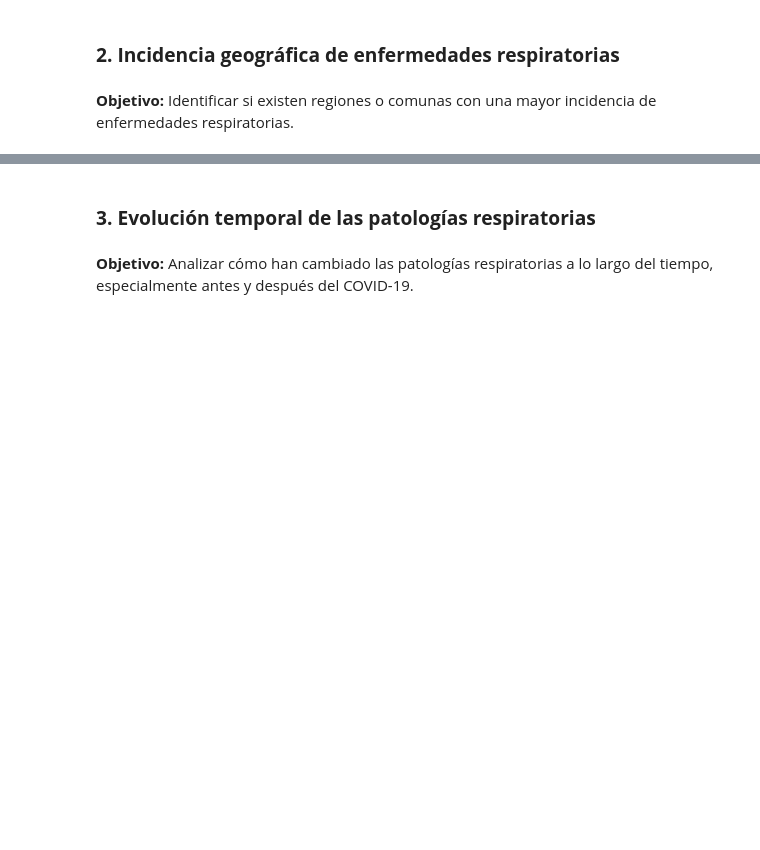
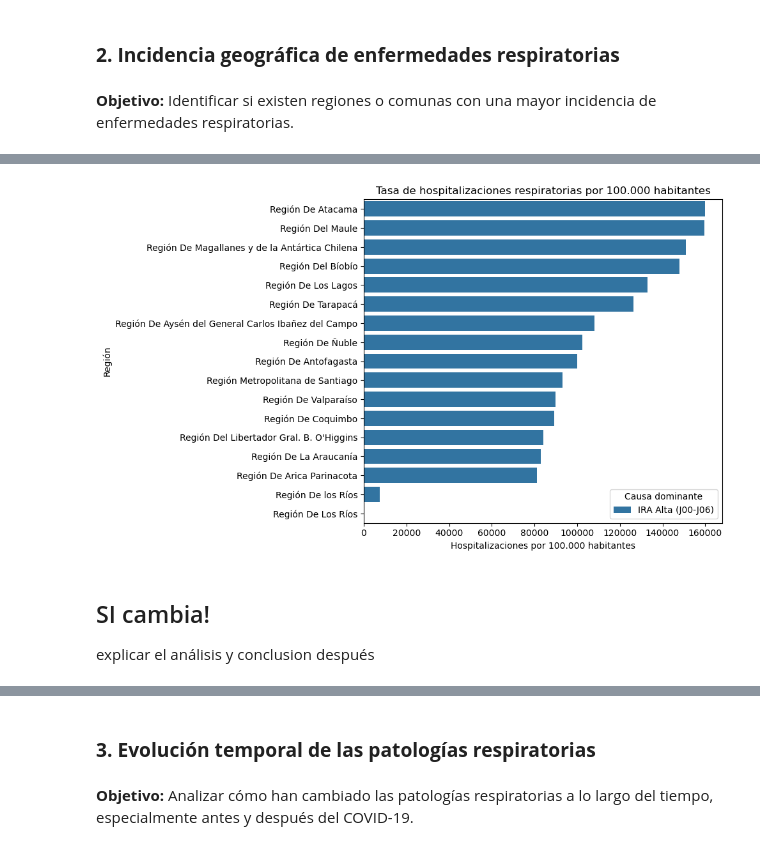
Before and after one commit to JoabVJ/project-imt2200, a Jupyter notebook: Entrega inicial/notebooks/01_EDA_enfermedades_respiratorias.ipynb, the cells around one changed output, grey strips where cells are left out. Cells and saved outputs as stored; diff of their text form; code cells hidden in the pictures; blank space fills up the shorter version.

```diff
--- a/Entrega inicial/notebooks/01_EDA_enfermedades_respiratorias.ipynb
+++ b/Entrega inicial/notebooks/01_EDA_enfermedades_respiratorias.ipynb
@@ -587,0 +732,23 @@ recordatorio: crear df causa(contagio o hospitalizacion)-nivel complejidad-año
+# %%
+# población aproximada del censo 2024
+poblacion_region = {
+    "Región Metropolitana de Santiago": 7400741,
+    "Región De Valparaíso": 1896053,
+    "Región Del Bíobío": 1613059,
+    "Región De La Araucanía": 1010423,
+    "Región Del Maule": 1123008,
+    "Región De Coquimbo": 832864,
+    "Región De Los Lagos": 890284,
+    "Región Del Libertador Gral. B. O'Higgins": 987228,
+    "Región De Antofagasta": 635416,
+    "Región De los Ríos": 398230,
+    "Región De Ñuble": 512289,
+    "Región De Atacama": 299180,
+    "Región De Tarapacá": 369806,
+    "Región De Magallanes y de la Antártica Chilena": 166537,
+    "Región De Arica Parinacota": 244569,
+    "Región De Aysén del General Carlos Ibañez del Campo": 100745
+}
+# %%
+dominantes["Poblacion"] = dominantes["RegionGlosa"].map(poblacion_region)
+dominantes["Tasa_por_100mil"] = (dominantes["TotalPorCausaEnRegion"] / dominantes["Poblacion"]) * 100000
@@ -587,0 +785,22 @@ recordatorio: crear df causa(contagio o hospitalizacion)-nivel complejidad-año
+# %%
+# graficamos los resultados
+plt.figure(figsize=(10, 6))
+sns.barplot(
+    data=dominantes.sort_values("Tasa_por_100mil", ascending=False),
+    y="RegionGlosa",
+    x="Tasa_por_100mil",
+    hue="CausaDominante",
+    dodge=False
+)
+
+plt.title("Tasa de hospitalizaciones respiratorias por 100.000 habitantes")
+plt.xlabel("Hospitalizaciones por 100.000 habitantes")
+plt.ylabel("Región")
+plt.legend(title="Causa dominante")
+plt.tight_layout()
+plt.show()
+# %% [output]
+[figure, added]
+# %% [markdown]
+## SI cambia!
+explicar el análisis y conclusion después
```
Also changed, not shown: parts of 34 cells of this notebook.
